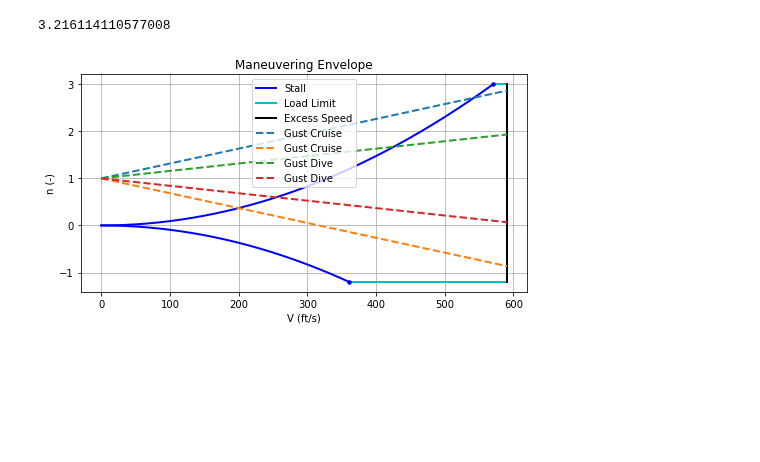
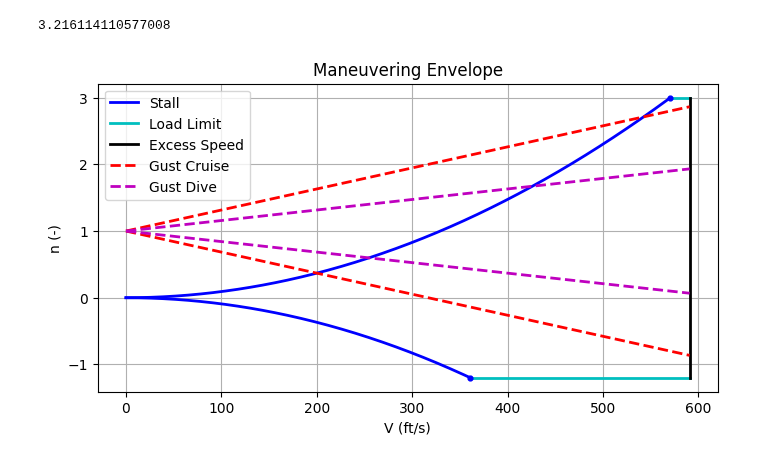
Before and after one commit to jucobee/START, a Jupyter notebook: B3/v-n.ipynb, the cells around one changed output. Drawn from its saved outputs; the diff is of its cells as text; code cells hidden in the pictures; blank space fills up the shorter version.

Commit message:
change colors

```diff
--- a/B3/v-n.ipynb
+++ b/B3/v-n.ipynb
@@ -35,35 +35,35 @@ n_stall_lower = -n_stall[:neg_intersect_index]
 V_gust = np.linspace(0, maxV, N)
 a = 2*np.pi # lift slope
 c = 7.6
 miu_g = (2*ws)/(rho*a*c*32.2)
 k_g = (0.88*miu_g)/(miu_g + 5.3)
 U_de = 79
 cruiseConstant = (rho*a*k_g*U_de)/(2*ws)
 n_gustcruisepos = 1 + cruiseConstant*V_gust
 n_gustcruiseneg = 1 - cruiseConstant*V_gust
 V_dive = np.linspace(0, maxV, N)
 diveConstant = 0.5*cruiseConstant
 n_gustdivepos = 1 + diveConstant*V_dive
 n_gustdiveneg = 1 - diveConstant*V_dive
 
 plt.figure(figsize=(8,4))
 plt.title('Maneuvering Envelope')
 plt.xlabel("V (ft/s)")
 plt.ylabel("n (-)")
 plt.plot(V_upper, n_stall_upper, label='Stall', linestyle='-', linewidth=2, marker=None, markersize=8, color='b')
 plt.plot(V_lower, n_stall_lower, linestyle='-', linewidth=2, marker=None, markersize=8, color='b')
 plt.plot(pos_limitV, pos_limitLoad, label='Load Limit', linestyle='-', linewidth=2, marker=None, markersize=8, color='c')
 plt.plot(neg_limitV, neg_limitLoad, linestyle='-', linewidth=2, marker=None, markersize=8, color='c')
 plt.scatter(pos_limitV[0], pos_limitLoad[0],s=12, color='b', zorder=2)
 plt.scatter(neg_limitV[0], neg_limitLoad[0],s=12, color='b', zorder=2)
 plt.plot(maxV*np.ones(N),np.linspace(-1.2,3.0,N), label='Excess Speed', linestyle='-', linewidth=2, marker=None, markersize=8, color='k')
-plt.plot(V_gust, n_gustcruisepos, label='Gust Cruise', linestyle='--', linewidth=2, marker=None, markersize=8)
-plt.plot(V_gust, n_gustcruiseneg, label='Gust Cruise', linestyle='--', linewidth=2, marker=None, markersize=8)
-plt.plot(V_dive, n_gustdivepos, label='Gust Dive', linestyle='--', linewidth=2, marker=None, markersize=8)
-plt.plot(V_dive, n_gustdiveneg, label='Gust Dive', linestyle='--', linewidth=2, marker=None, markersize=8)
+plt.plot(V_gust, n_gustcruisepos, label='Gust Cruise', linestyle='--', linewidth=2, marker=None, markersize=8, color='r')
+plt.plot(V_gust, n_gustcruiseneg, linestyle='--', linewidth=2, marker=None, markersize=8, color='r')
+plt.plot(V_dive, n_gustdivepos, label='Gust Dive', linestyle='--', linewidth=2, marker=None, markersize=8, color='m')
+plt.plot(V_dive, n_gustdiveneg, linestyle='--', linewidth=2, marker=None, markersize=8, color='m')
 plt.grid(True)
 plt.legend(loc='best')
 plt.show()
 # %% [output]
 3.216114110577008
-[figure, old version]
+[figure, new version]
```
